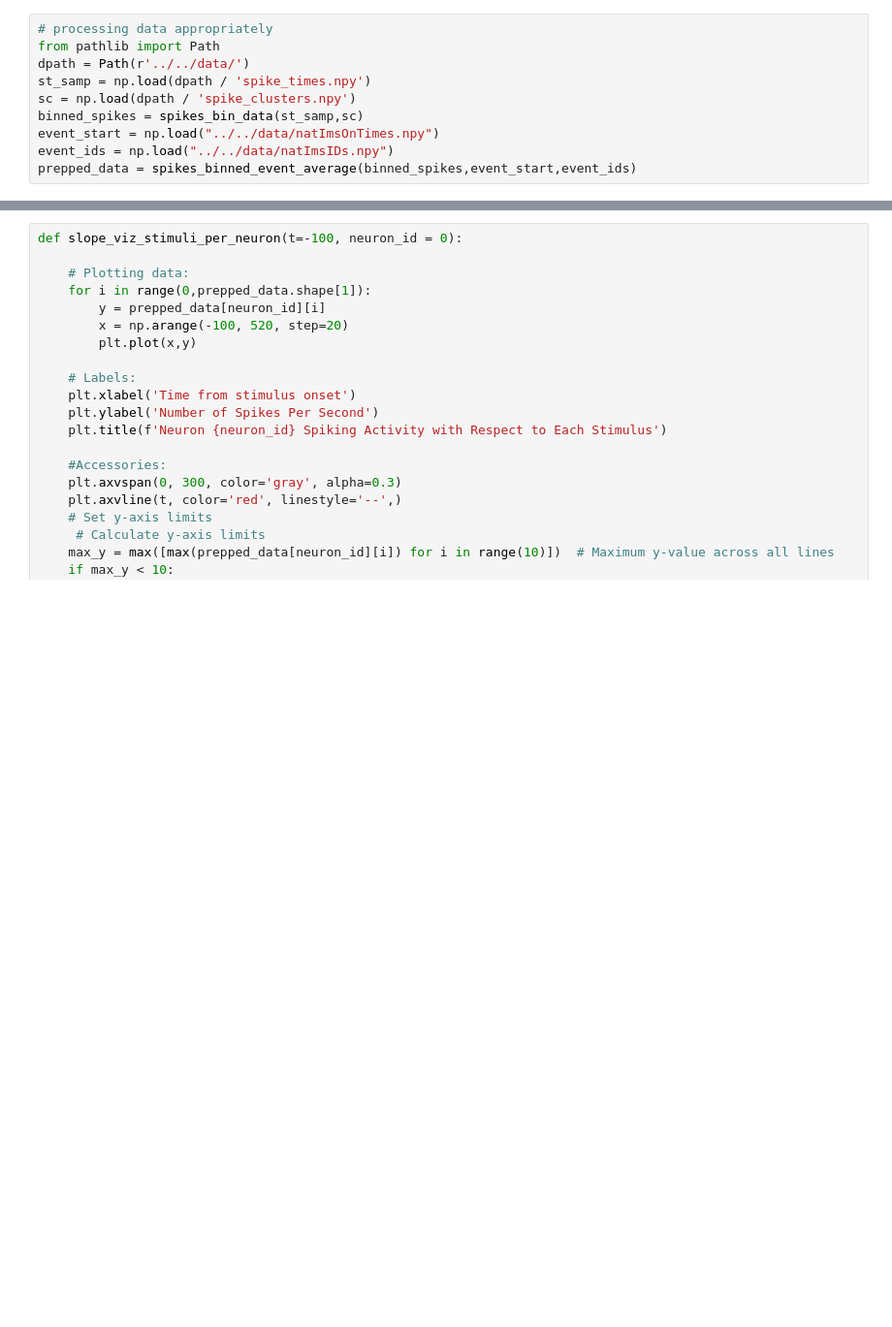
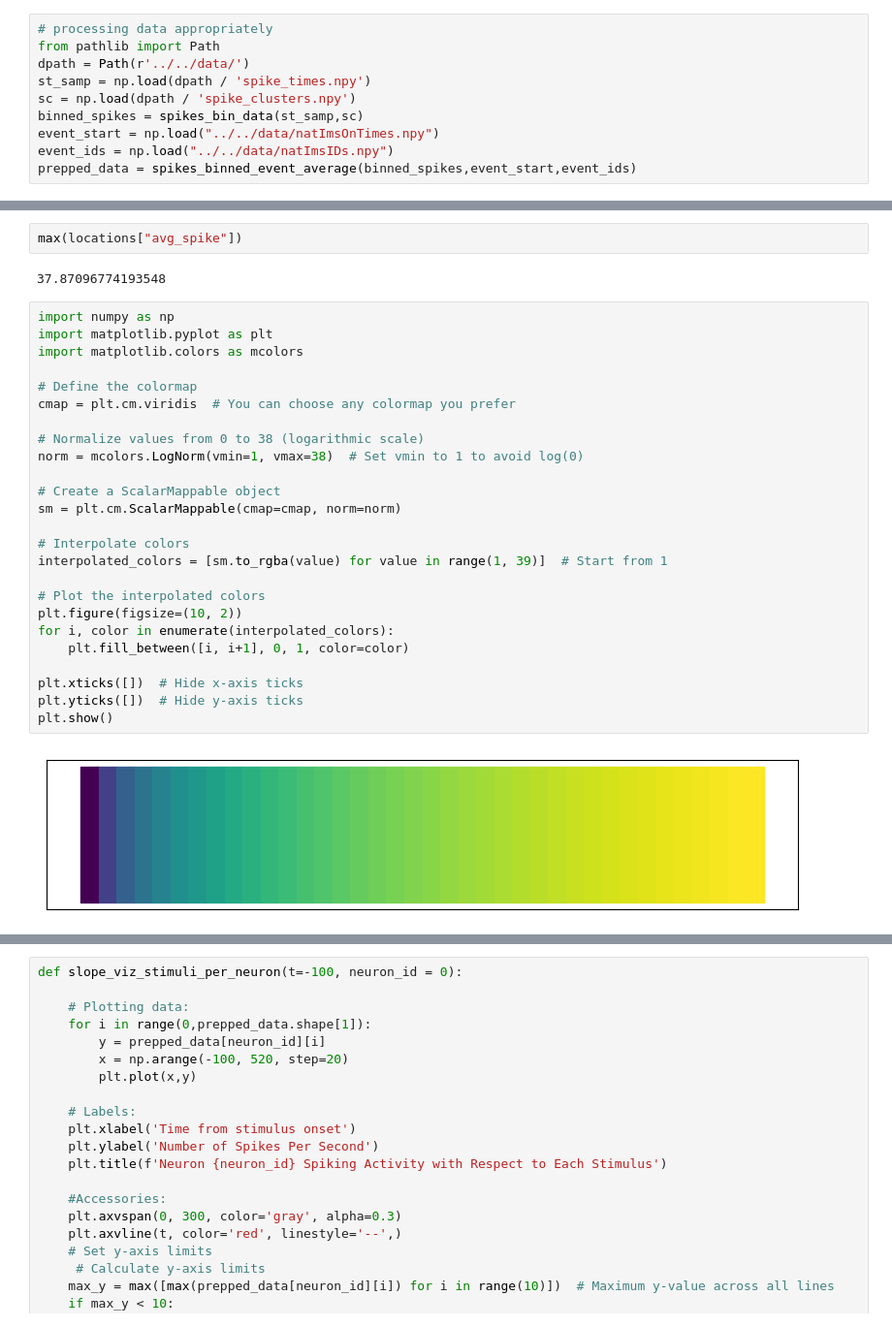
Before and after one commit to VirtualBrainLab/urchin-examples, a Jupyter notebook: li_2024/spiking_data.ipynb, the cells around one changed output, grey strips where cells are left out. Shown at 97% size. Cells and saved outputs as stored; diff of their text form; blank space fills up the shorter version.

```diff
--- a/li_2024/spiking_data.ipynb
+++ b/li_2024/spiking_data.ipynb
@@ -96,0 +132,31 @@ locations
+# %%
+max(locations["avg_spike"])
+# %% [output]
+37.87096774193548
+# %%
+import numpy as np
+import matplotlib.pyplot as plt
+import matplotlib.colors as mcolors
+
+# Define the colormap
+cmap = plt.cm.viridis  # You can choose any colormap you prefer
+
+# Normalize values from 0 to 38 (logarithmic scale)
+norm = mcolors.LogNorm(vmin=1, vmax=38)  # Set vmin to 1 to avoid log(0)
+
+# Create a ScalarMappable object
+sm = plt.cm.ScalarMappable(cmap=cmap, norm=norm)
+
+# Interpolate colors
+interpolated_colors = [sm.to_rgba(value) for value in range(1, 39)]  # Start from 1
+
+# Plot the interpolated colors
+plt.figure(figsize=(10, 2))
+for i, color in enumerate(interpolated_colors):
+    plt.fill_between([i, i+1], 0, 1, color=color)
+
+plt.xticks([])  # Hide x-axis ticks
+plt.yticks([])  # Hide y-axis ticks
+plt.show()
+# %% [output]
+[figure, added]
```
Also changed, not shown: parts of 25 cells of this notebook, 2 other files.
